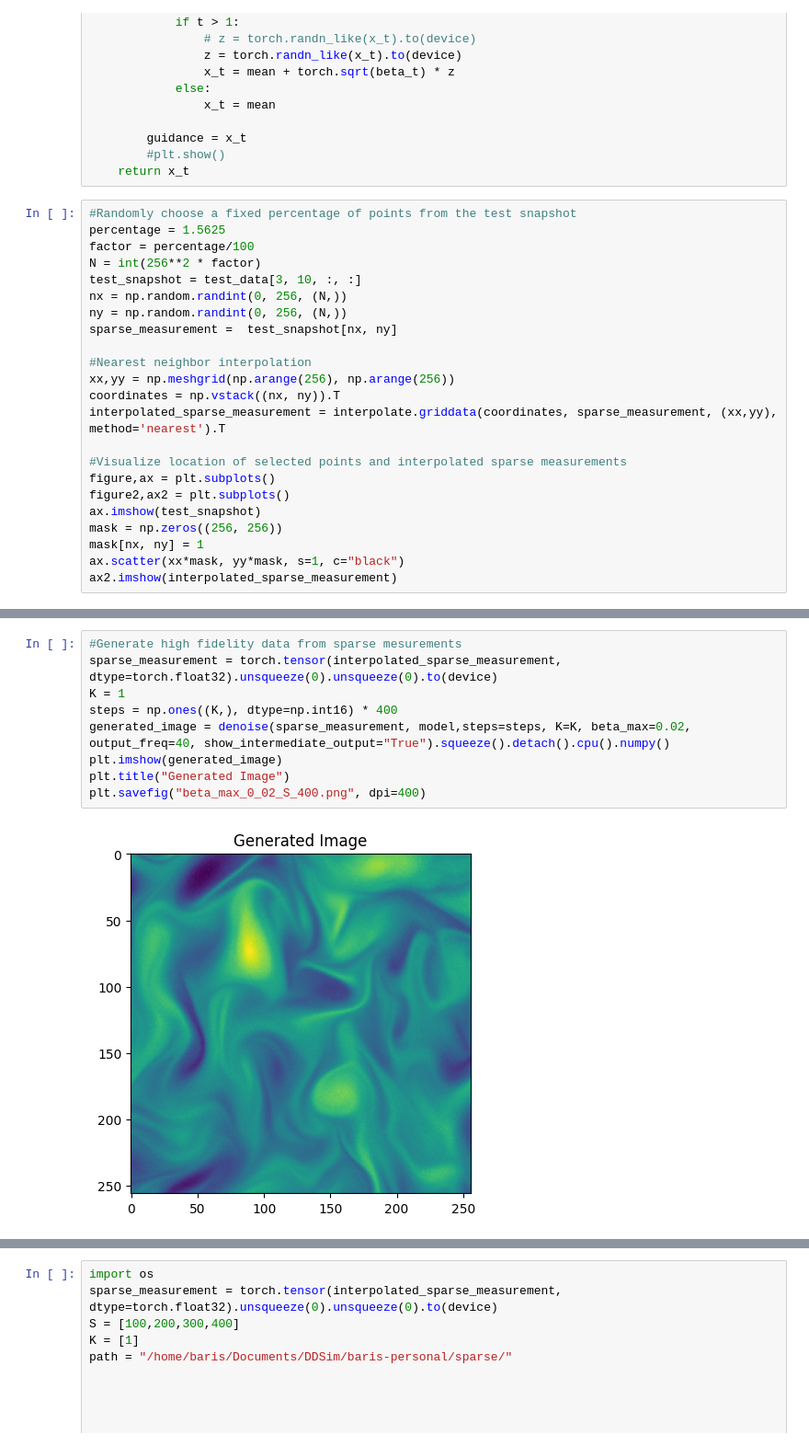
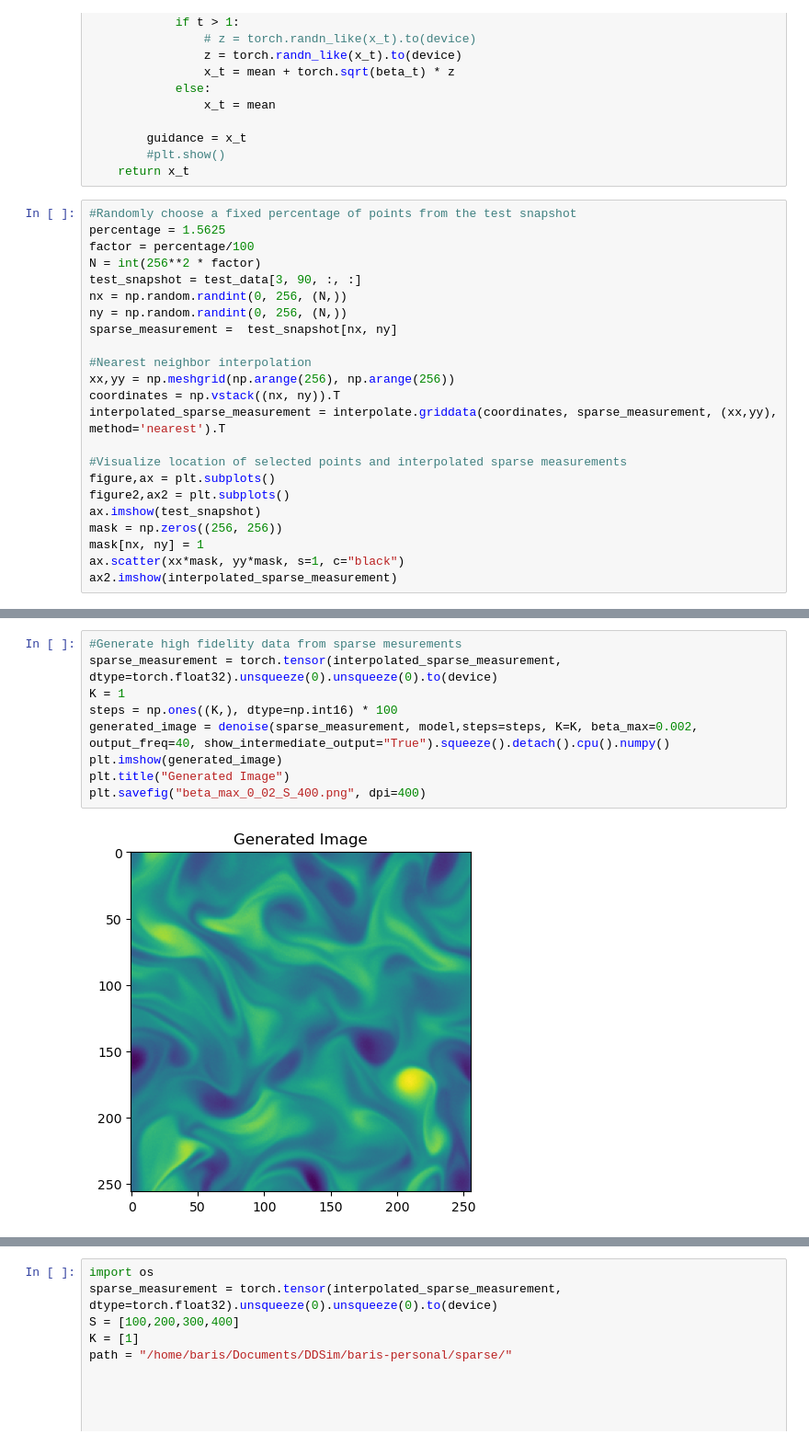
Before and after one commit to baristuran/baris-personal, a Jupyter notebook: data_assimilation.ipynb, the cells around one changed output, grey strips where cells are left out. Shown at 92% size. Cells and saved outputs as stored; diff of their text form.

```diff
--- a/data_assimilation.ipynb
+++ b/data_assimilation.ipynb
@@ -112,7 +112,7 @@ def denoise(guidance, model, K, beta_min = 1e-4, beta_max = 0.02, steps=[1000],
 percentage = 1.5625
 factor = percentage/100
 N = int(256**2 * factor)
-test_snapshot = test_data[3, 10, :, :]
+test_snapshot = test_data[3, 90, :, :]
 nx = np.random.randint(0, 256, (N,))
 ny = np.random.randint(0, 256, (N,))
 sparse_measurement =  test_snapshot[nx, ny]
@@ -137,14 +137,14 @@ ax2.imshow(interpolated_sparse_measurement)
 # %%
 #Generate high fidelity data from sparse mesurements
 sparse_measurement = torch.tensor(interpolated_sparse_measurement, dtype=torch.float32).unsqueeze(0).unsqueeze(0).to(device)
 K = 1
-steps = np.ones((K,), dtype=np.int16) * 400
-generated_image = denoise(sparse_measurement, model,steps=steps, K=K, beta_max=0.02, output_freq=40, show_intermediate_output="True").squeeze().detach().cpu().numpy()
+steps = np.ones((K,), dtype=np.int16) * 100
+generated_image = denoise(sparse_measurement, model,steps=steps, K=K, beta_max=0.002, output_freq=40, show_intermediate_output="True").squeeze().detach().cpu().numpy()
 plt.imshow(generated_image)
 plt.title("Generated Image")
 plt.savefig("beta_max_0_02_S_400.png", dpi=400)
 # %% [output]
-[figure, old version]
+[figure, new version]
 # %%
 #Plot generated field and ground truth
 figure3, ax3  = plt.subplots()
```
Also changed, not shown: parts of 3 cells of this notebook.
